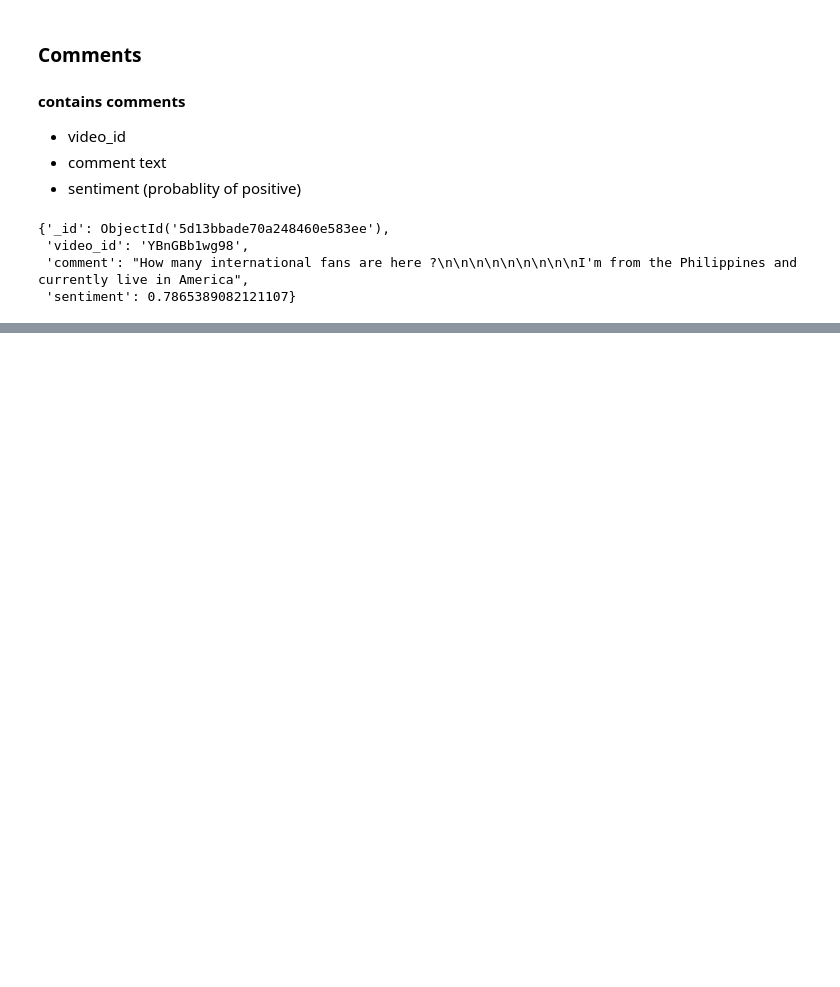
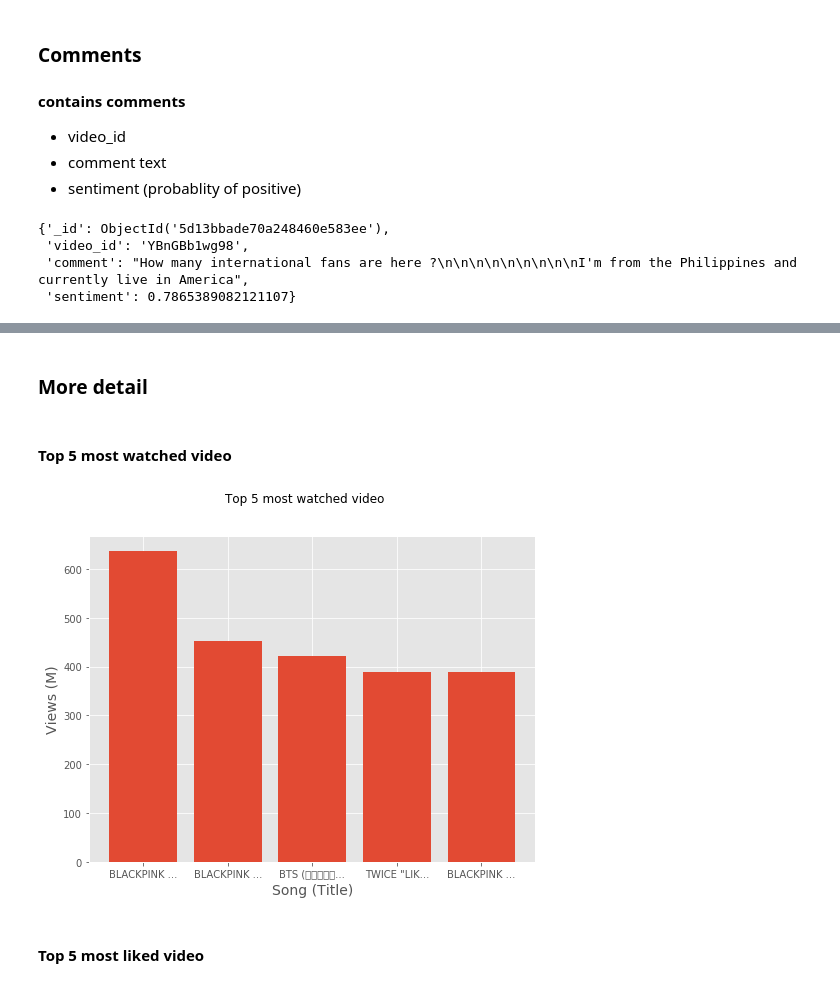
Before and after one commit to Teosoft7/hit_or_not, a Jupyter notebook: model/data_understanding.ipynb, the cells around one changed output, grey strips where cells are left out. Saved outputs shown, nothing was run; the diff lists cells and outputs as text; code cells hidden in the pictures; blank space fills up the shorter version.

```diff
--- a/model/data_understanding.ipynb
+++ b/model/data_understanding.ipynb
@@ -299,0 +320,4 @@ plt.tight_layout()
+# %%
+# merge with video first
+temp_df = pd.merge(video_df, sentiment_df, on='video_id')
+len(temp_df)
@@ -299,0 +326,3 @@ plt.tight_layout()
+# %%
+# then merge with view_count
+df = df = pd.merge(temp_df, view_count_df, on='video_id')
@@ -299,0 +338,45 @@ plt.tight_layout()
+# %% [markdown]
+### More detail
+# %%
+# Define function for chart
+def draw_barchart(x,
+                  y,
+                  xlabel='title',
+                  ylabel='count',
+                  title='Top 5',
+                  figsize=(8, 6)):
+    """Draw bar chart for top5 video"""
+
+    fig, ax = plt.subplots(figsize=figsize)
+    fig.suptitle(title)
+
+    ax.bar(x, y)
+
+    ax.set_xlabel(xlabel, fontsize=14)
+    ax.set_ylabel(ylabel, fontsize=14)
+
+    labels = [title[:10] + '...' for title in x]
+    plt.xticks(x, labels)
+
+    plt.show()
+# %% [markdown]
+#### Top 5 most watched video
+# %%
+# Extract top 5
+top5= df.nlargest(5,
+                  columns=['view_count']).loc[:,
+                                              ['title',
+                                               'view_count',
+                                               'published',
+                                               'video_id']]
+# %%
+# Draw chart with top5 watched video
+draw_barchart(x=top5['title'],
+              y=top5['view_count'] / 1_000_000,
+              xlabel='Song (Title)',
+              ylabel='Views (M)',
+              title='Top 5 most watched video')
+# %% [output]
+[figure, added]
+# %% [markdown]
+#### Top 5 most liked video
```
Also changed, not shown: parts of 39 cells of this notebook.
